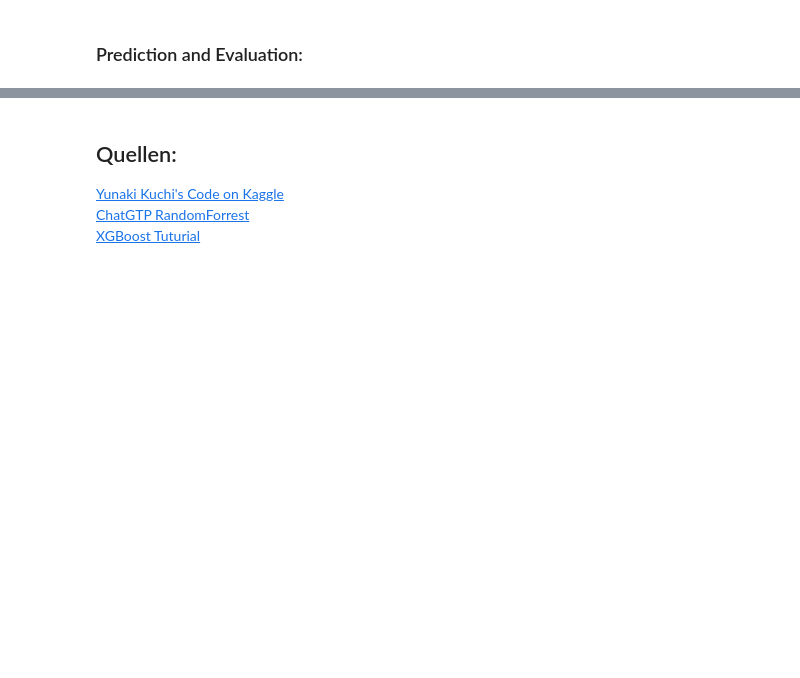
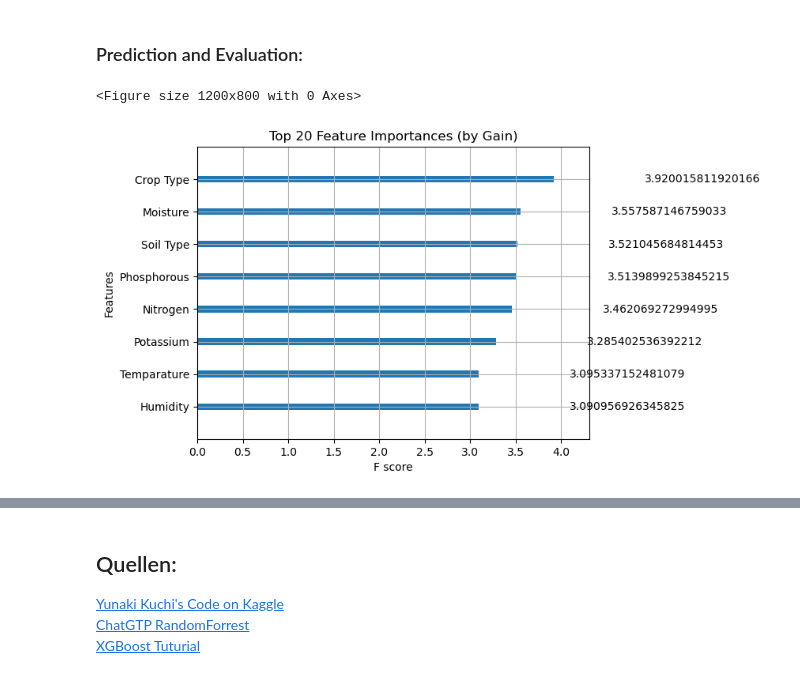
Before and after one commit to PinkRhino/AI-Predicting-Optimal-Fertilizers-Kaggle, a Jupyter notebook: Predicting_Optimal_Fertilizers.ipynb, the cells around one changed output, grey strips where cells are left out. Saved outputs shown, nothing was run; the diff lists cells and outputs as text; code cells hidden in the pictures; blank space fills up the shorter version.

```diff
--- a/Predicting_Optimal_Fertilizers.ipynb
+++ b/Predicting_Optimal_Fertilizers.ipynb
@@ -143,6 +183,14 @@ RandomForestClassifier(random_state=42)
 ### Prediction and Evaluation:
 # %%
 y_pred = model.predict(X_test)
+# %%
+plt.figure(figsize=(12, 8))
+plot_importance(model, max_num_features=20, importance_type='gain')  # gain = nützlichste Metrik
+plt.title("Top 20 Feature Importances (by Gain)")
+plt.show()
+# %% [output]
+<Figure size 1200x800 with 0 Axes>
+[figure, added]
 # %%
 print("Accuracy:", accuracy_score(y_test, y_pred))
 #print(classification_report(y_test, y_pred, target_names=target_le.classes_))
```
Also changed, not shown: parts of 9 cells of this notebook.
